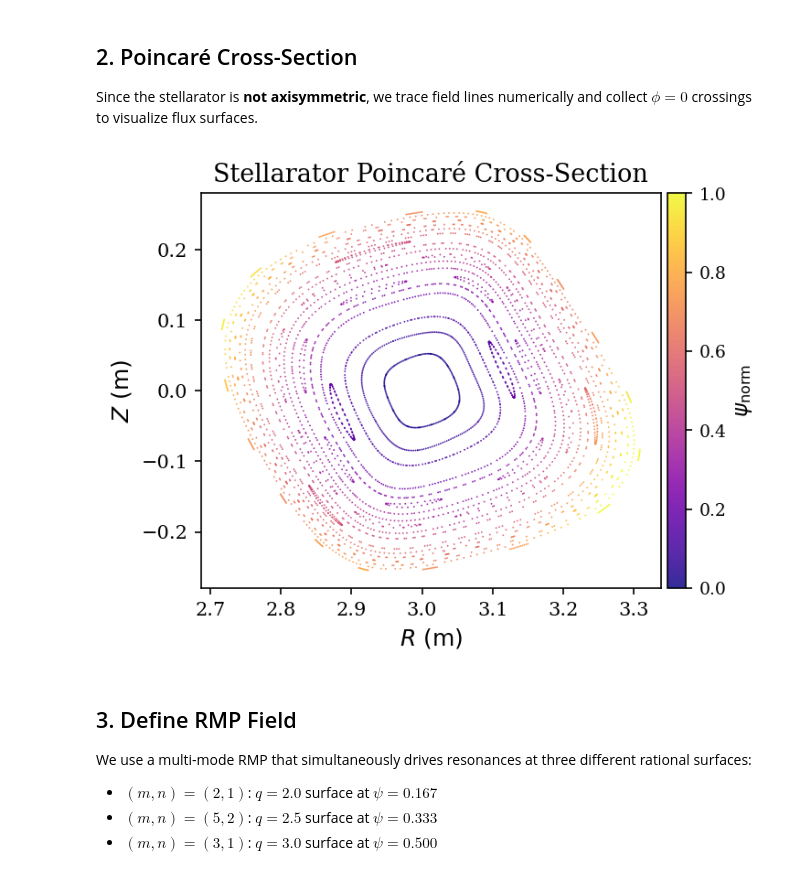
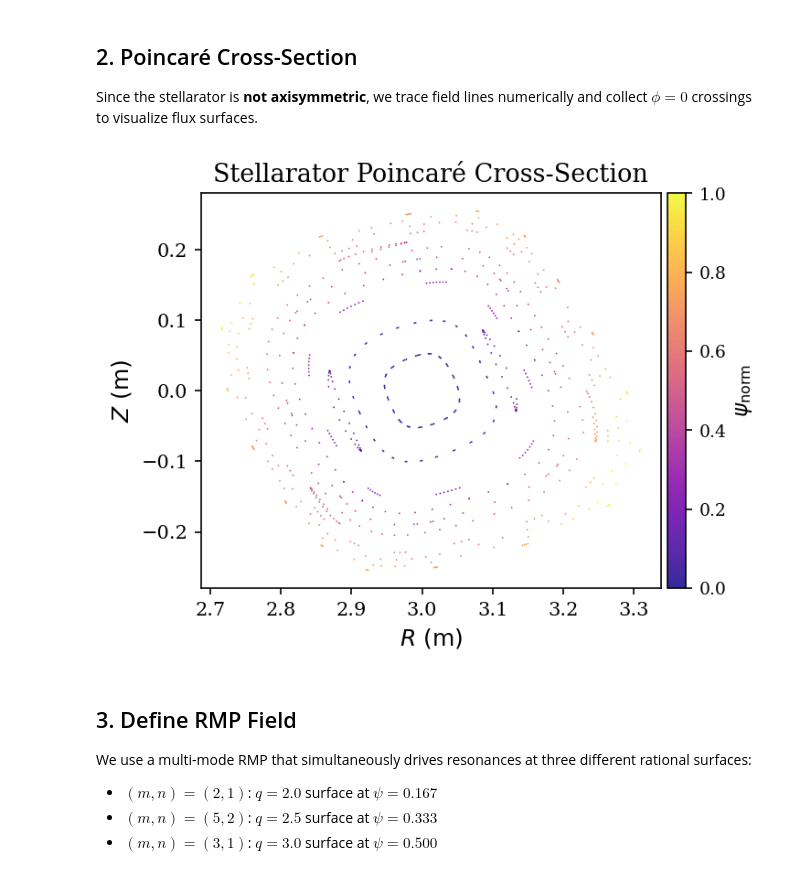
Before and after one commit to WenyinWei/pyna, a Jupyter notebook: notebooks/tutorials/rmp_resonance_analysis.ipynb, the cells around one changed output. Drawn from its saved outputs; the diff is of its cells as text; code cells hidden in the pictures.

```diff
--- a/notebooks/tutorials/rmp_resonance_analysis.ipynb
+++ b/notebooks/tutorials/rmp_resonance_analysis.ipynb
@@ -82,18 +82,18 @@ Since the stellarator is **not axisymmetric**, we trace field lines numerically
 # %%
 from pyna.MCF.visual.equilibrium import plot_nested_flux_surfaces
 
 fig, ax = plot_nested_flux_surfaces(
     eq,
-    n_fieldlines=20,
-    n_turns=200,
+    n_fieldlines=12,
+    n_turns=60,
     cmap='plasma',
     show_colorbar=True,
 )
 ax.set_title('Stellarator Poincaré Cross-Section', fontsize=13)
 plt.tight_layout()
 plt.show()
 # %% [output]
-[figure, old version]
+[figure, new version]
 # %% [markdown]
 ## 3. Define RMP Field
 
```
Also changed, not shown: parts of 4 cells of this notebook.
